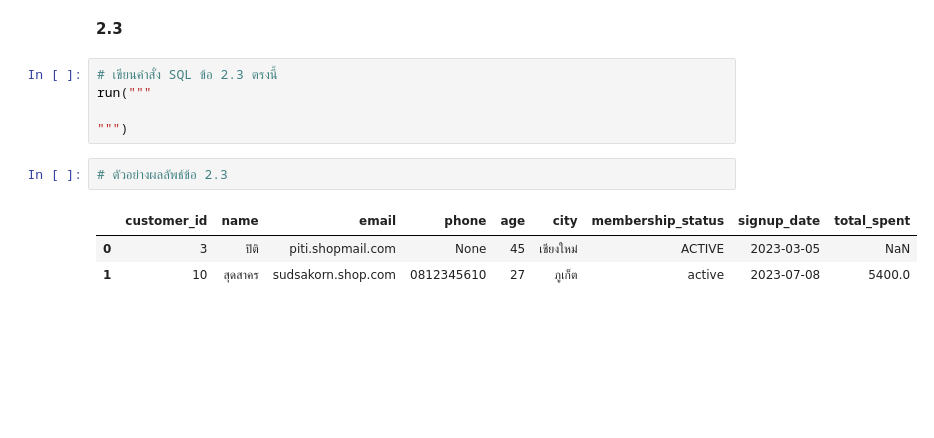
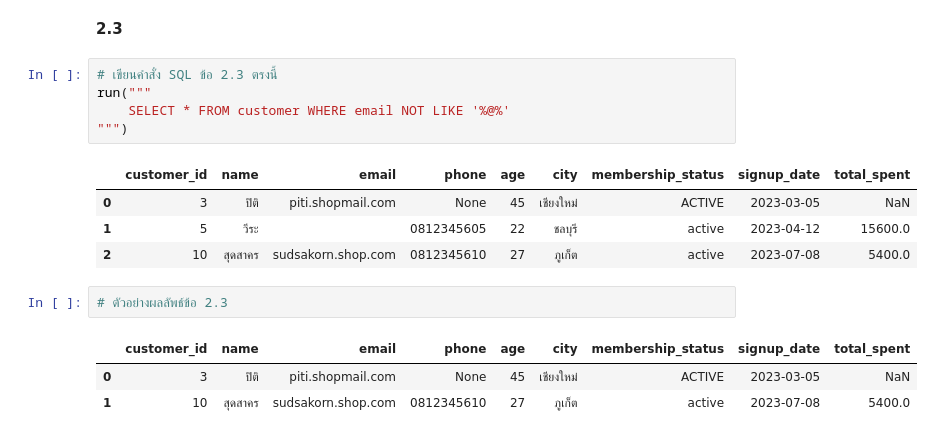
Before and after one commit to mxls34/AdvanceDatabase, a Jupyter notebook: SQL_Test_1.ipynb, the cells around one changed output. Drawn from its saved outputs; the diff is of its cells as text; blank space fills up the shorter version.

```diff
--- a/SQL_Test_1.ipynb
+++ b/SQL_Test_1.ipynb
@@ -195,8 +270,13 @@ run("""
 # %%
 # เขียนคำสั่ง SQL ข้อ 2.3 ตรงนี้
 run("""
-
+    SELECT * FROM customer WHERE email NOT LIKE '%@%'
 """)
+# %% [output]
+|  | customer_id | name | email | phone | age | city | membership_status | signup_date | total_spent |
+| 0 | 3 | ปิติ | piti.shopmail.com | None | 45 | เชียงใหม่ | ACTIVE | 2023-03-05 | NaN |
+| 1 | 5 | วีระ |  | 0812345605 | 22 | ชลบุรี | active | 2023-04-12 | 15600.0 |
+| 2 | 10 | สุดสาคร | sudsakorn.shop.com | 0812345610 | 27 | ภูเก็ต | active | 2023-07-08 | 5400.0 |
 # %%
 # ตัวอย่างผลลัพธ์ข้อ 2.3
 # %% [output]
```
Also changed, not shown: parts of 12 cells of this notebook.
